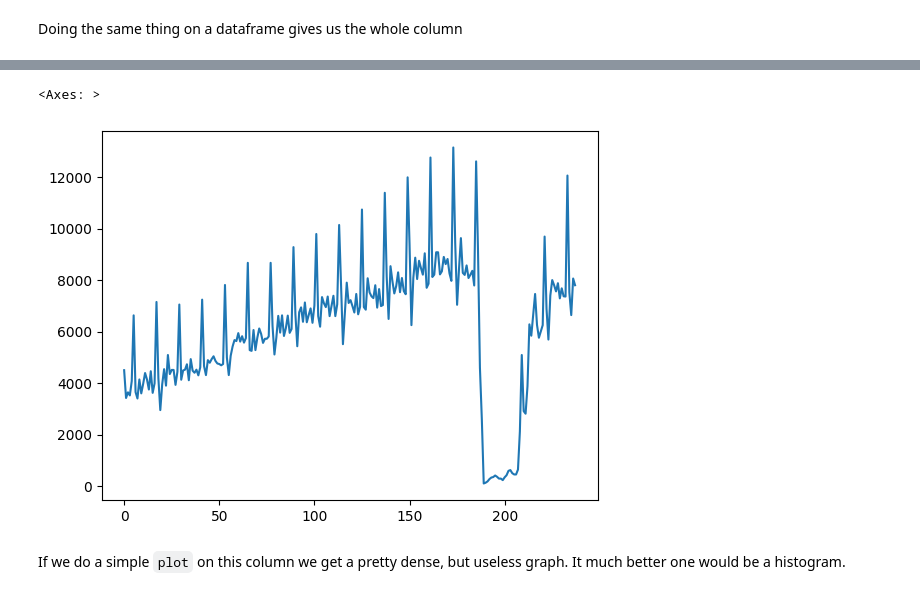
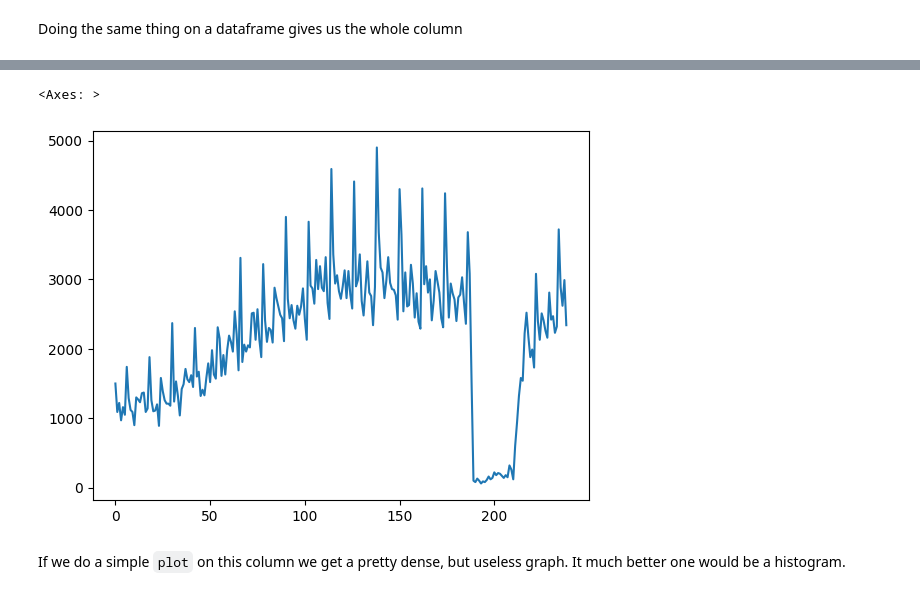
Before and after one commit to amelia-hov/travel_dataproject, a Jupyter notebook: data_introduction/basic_pandas.ipynb, the cells around one changed output, grey strips where cells are left out. Cells and saved outputs as stored; diff of their text form; code cells hidden in the pictures.

```diff
--- a/data_introduction/basic_pandas.ipynb
+++ b/data_introduction/basic_pandas.ipynb
@@ -129,7 +129,7 @@ travel_data_ARR.head()
 | 3 | 2004-10-01 | 5090.0 | 970.0 | 2860.0 | 3420.0 | ... |
 | 4 | 2004-11-01 | 4450.0 | 1160.0 | 2850.0 | 3000.0 | ... |
 # %%
-travel_data_ARR = pd.read_excel(excel_file_path_ARR, sheet_name="NT", skiprows=15, parse_dates=["Month"], skipfooter=1)
+travel_data_ARR_ = pd.read_excel(excel_file_path_ARR, sheet_name="NT", skiprows=15, parse_dates=["Month"], skipfooter=1)
 
 travel_data_ARR.head()
 # %% [output]
@@ -300,9 +305,8 @@ Name: P_Fam_Visas, Length: 239, dtype: float64
 # %%
-travel_data["P_Fam_Visas"].plot()
-#
+travel_data_ARR["P_Fam_Visas"].plot()
 # %% [output]
 <Axes: >
-[figure, old version]
+[figure, new version]
 # %% [markdown]
 If we do a simple `plot` on this column we get a pretty dense, but useless graph. It much better one would be a histogram.
 # %%
```
Also changed, not shown: parts of 13 cells of this notebook, 1 other file.
